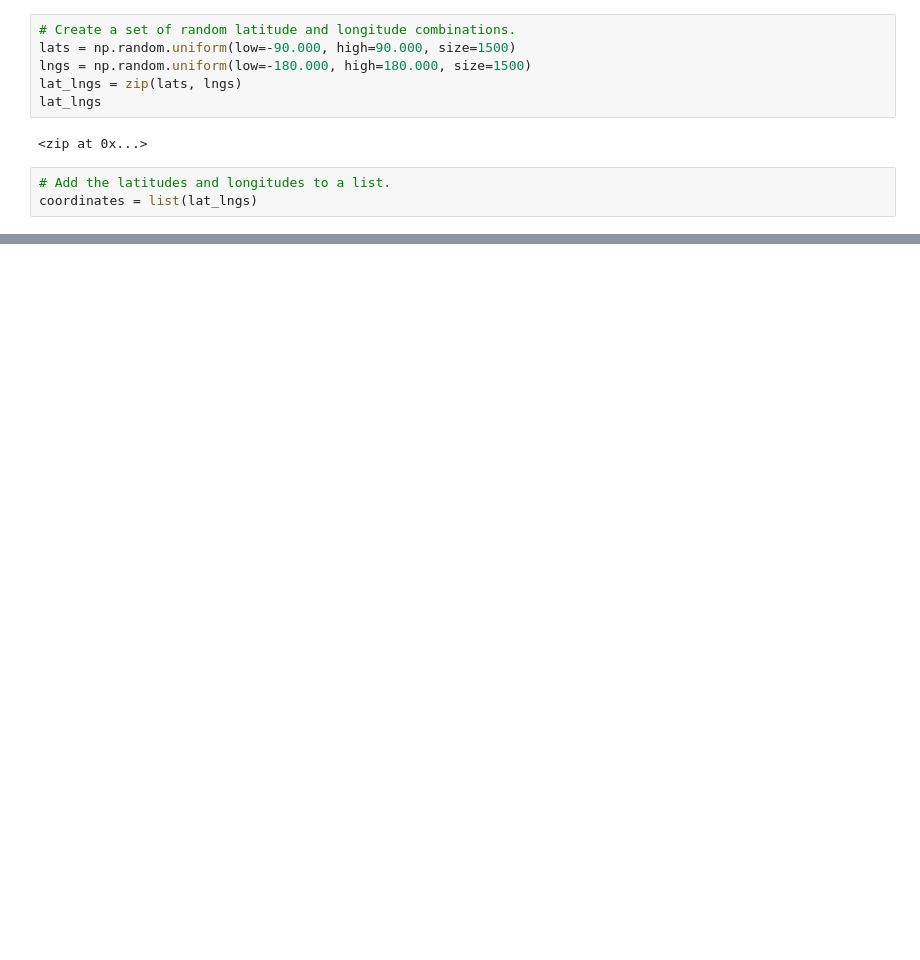
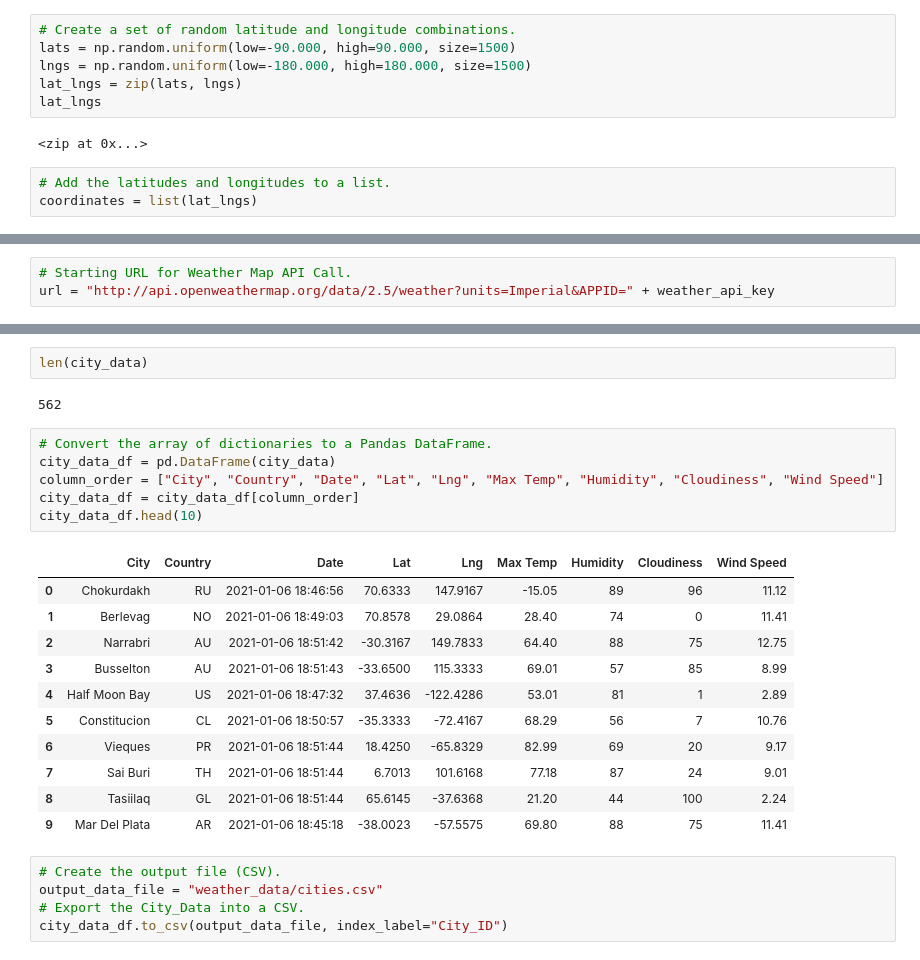
Before and after one commit to jsheppard95/World_Weather_Analysis, a Jupyter notebook: WeatherPy.ipynb, the cells around one changed output, grey strips where cells are left out. Cells and saved outputs as stored; diff of their text form; blank space fills up the shorter version.

Commit message:
ENH: city weather data requests and output to csv

```diff
--- a/WeatherPy.ipynb
+++ b/WeatherPy.ipynb
@@ -31,0 +38,3 @@ len(cities)
+# %%
+# Starting URL for Weather Map API Call.
+url = "http://api.openweathermap.org/data/2.5/weather?units=Imperial&APPID=" + weather_api_key
@@ -31,0 +117,27 @@ len(cities)
+# %%
+len(city_data)
+# %% [output]
+562
+# %%
+# Convert the array of dictionaries to a Pandas DataFrame.
+city_data_df = pd.DataFrame(city_data)
+column_order = ["City", "Country", "Date", "Lat", "Lng", "Max Temp", "Humidity", "Cloudiness", "Wind Speed"]
+city_data_df = city_data_df[column_order]
+city_data_df.head(10)
+# %% [output]
+|  | City | Country | Date | Lat | Lng | Max Temp | Humidity | Cloudiness | Wind Speed |
+| 0 | Chokurdakh | RU | 2021-01-06 18:46:56 | 70.6333 | 147.9167 | -15.05 | 89 | 96 | 11.12 |
+| 1 | Berlevag | NO | 2021-01-06 18:49:03 | 70.8578 | 29.0864 | 28.40 | 74 | 0 | 11.41 |
+| 2 | Narrabri | AU | 2021-01-06 18:51:42 | -30.3167 | 149.7833 | 64.40 | 88 | 75 | 12.75 |
+| 3 | Busselton | AU | 2021-01-06 18:51:43 | -33.6500 | 115.3333 | 69.01 | 57 | 85 | 8.99 |
+| 4 | Half Moon Bay | US | 2021-01-06 18:47:32 | 37.4636 | -122.4286 | 53.01 | 81 | 1 | 2.89 |
+| 5 | Constitucion | CL | 2021-01-06 18:50:57 | -35.3333 | -72.4167 | 68.29 | 56 | 7 | 10.76 |
+| 6 | Vieques | PR | 2021-01-06 18:51:44 | 18.4250 | -65.8329 | 82.99 | 69 | 20 | 9.17 |
+| 7 | Sai Buri | TH | 2021-01-06 18:51:44 | 6.7013 | 101.6168 | 77.18 | 87 | 24 | 9.01 |
+| 8 | Tasiilaq | GL | 2021-01-06 18:51:44 | 65.6145 | -37.6368 | 21.20 | 44 | 100 | 2.24 |
+| 9 | Mar Del Plata | AR | 2021-01-06 18:45:18 | -38.0023 | -57.5575 | 69.80 | 88 | 75 | 11.41 |
+# %%
+# Create the output file (CSV).
+output_data_file = "weather_data/cities.csv"
+# Export the City_Data into a CSV.
+city_data_df.to_csv(output_data_file, index_label="City_ID")
```
Also changed, not shown: parts of 3 cells of this notebook, 2 other files.
